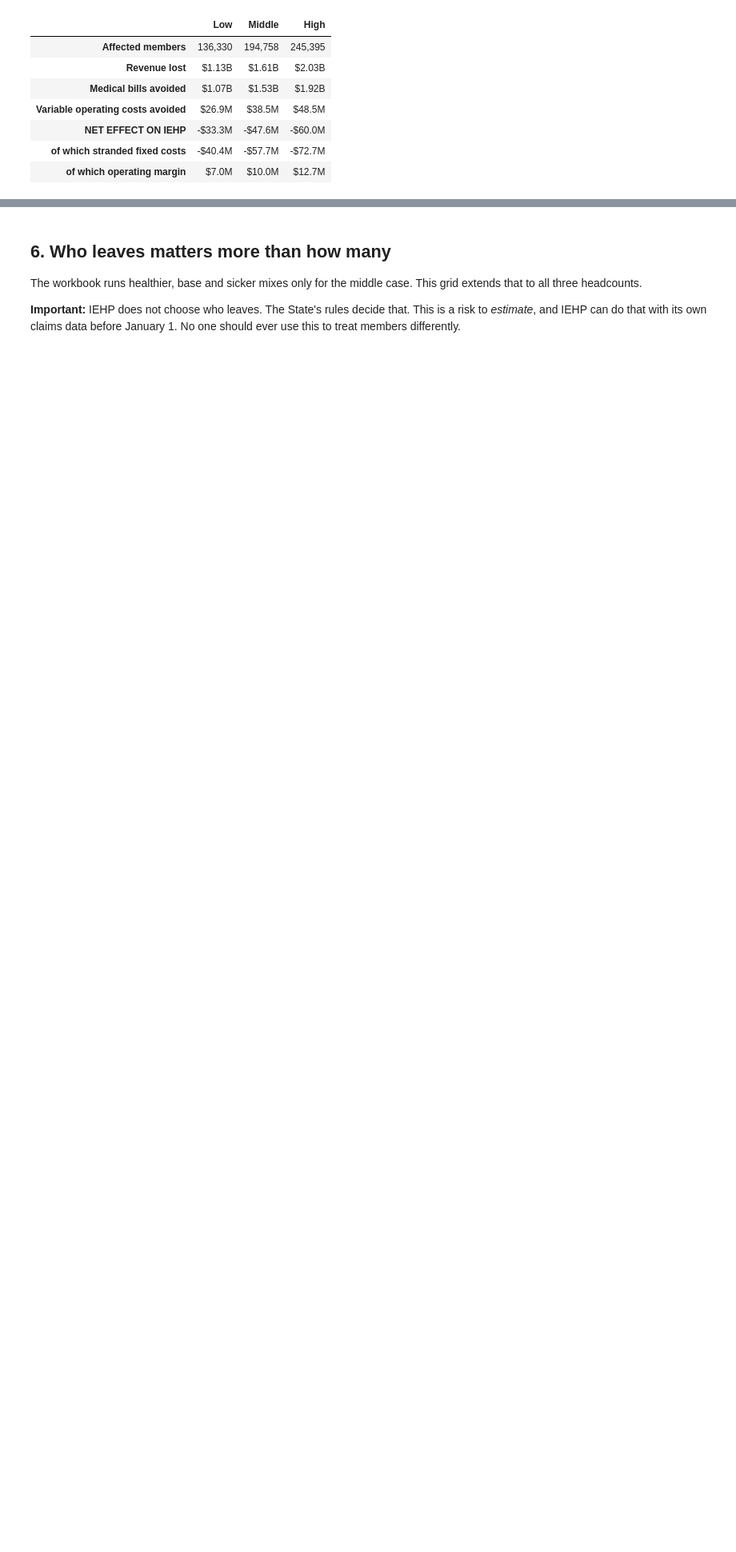
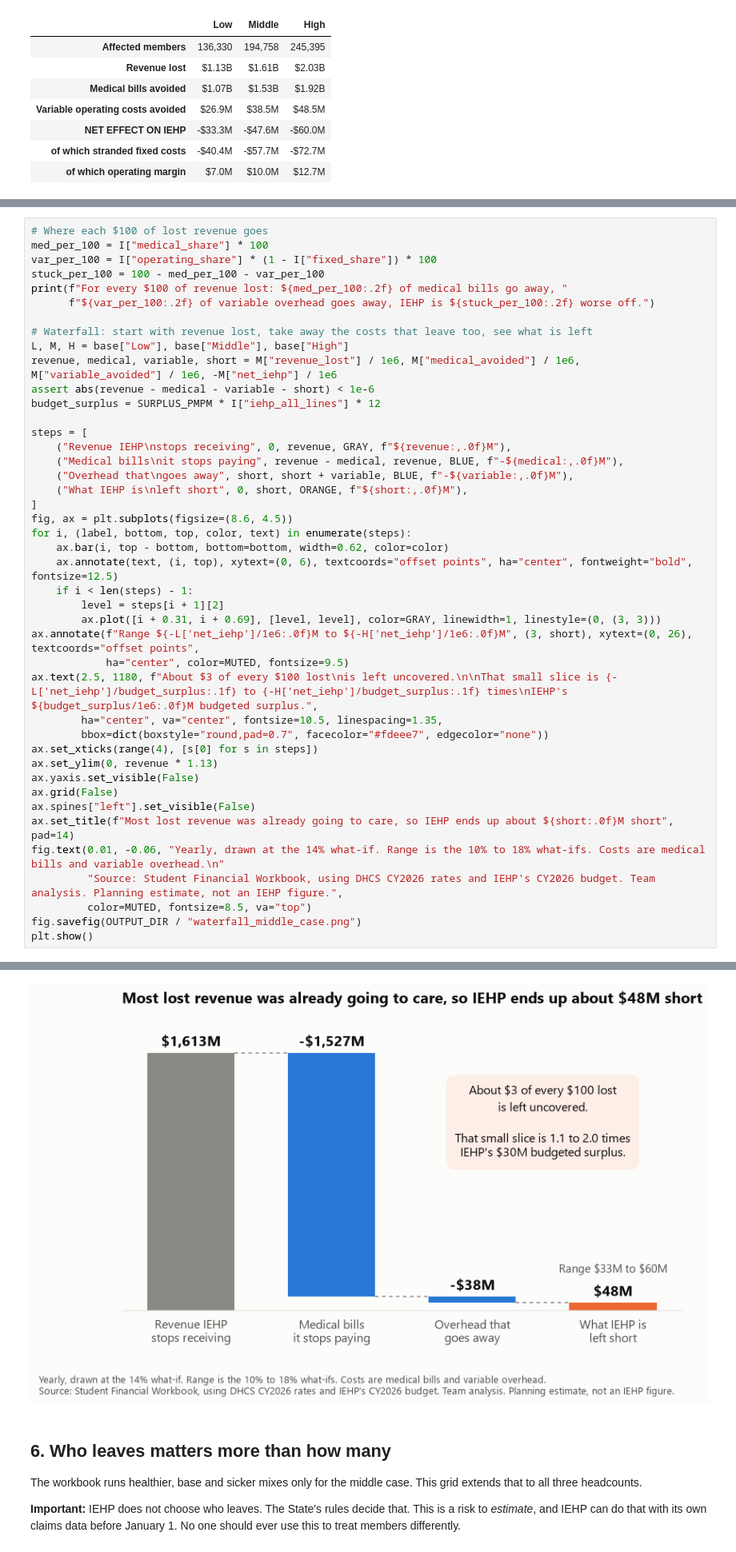
Before and after one commit to doom-boy/IEHP-CEO-Competition, a Jupyter notebook: financial_impact_analysis.ipynb, the cells around one changed output, grey strips where cells are left out. Shown at 80% size. Saved outputs shown, nothing was run; the diff lists cells and outputs as text; blank space fills up the shorter version.

```diff
--- a/financial_impact_analysis.ipynb
+++ b/financial_impact_analysis.ipynb
@@ -451,0 +405,44 @@ For every $100 of revenue lost: $94.66 of medical bills go away, $2.38 of variab
+# %%
+# Where each $100 of lost revenue goes
+med_per_100 = I["medical_share"] * 100
+var_per_100 = I["operating_share"] * (1 - I["fixed_share"]) * 100
+stuck_per_100 = 100 - med_per_100 - var_per_100
+print(f"For every $100 of revenue lost: ${med_per_100:.2f} of medical bills go away, "
+      f"${var_per_100:.2f} of variable overhead goes away, IEHP is ${stuck_per_100:.2f} worse off.")
+
+# Waterfall: start with revenue lost, take away the costs that leave too, see what is left
+L, M, H = base["Low"], base["Middle"], base["High"]
+revenue, medical, variable, short = M["revenue_lost"] / 1e6, M["medical_avoided"] / 1e6, M["variable_avoided"] / 1e6, -M["net_iehp"] / 1e6
+assert abs(revenue - medical - variable - short) < 1e-6
+budget_surplus = SURPLUS_PMPM * I["iehp_all_lines"] * 12
+
+steps = [
+    ("Revenue IEHP\nstops receiving", 0, revenue, GRAY, f"${revenue:,.0f}M"),
+    ("Medical bills\nit stops paying", revenue - medical, revenue, BLUE, f"-${medical:,.0f}M"),
+    ("Overhead that\ngoes away", short, short + variable, BLUE, f"-${variable:,.0f}M"),
+    ("What IEHP is\nleft short", 0, short, ORANGE, f"${short:,.0f}M"),
+]
+fig, ax = plt.subplots(figsize=(8.6, 4.5))
+for i, (label, bottom, top, color, text) in enumerate(steps):
+    ax.bar(i, top - bottom, bottom=bottom, width=0.62, color=color)
+    ax.annotate(text, (i, top), xytext=(0, 6), textcoords="offset points", ha="center", fontweight="bold", fontsize=12.5)
+    if i < len(steps) - 1:
+        level = steps[i + 1][2]
+        ax.plot([i + 0.31, i + 0.69], [level, level], color=GRAY, linewidth=1, linestyle=(0, (3, 3)))
+ax.annotate(f"Range ${-L['net_iehp']/1e6:.0f}M to ${-H['net_iehp']/1e6:.0f}M", (3, short), xytext=(0, 26), textcoords="offset points",
+            ha="center", color=MUTED, fontsize=9.5)
+ax.text(2.5, 1180, f"About $3 of every $100 lost\nis left uncovered.\n\nThat small slice is {-L['net_iehp']/budget_surplus:.1f} to {-H['net_iehp']/budget_surplus:.1f} times\nIEHP's ${budget_surplus/1e6:.0f}M budgeted surplus.",
+        ha="center", va="center", fontsize=10.5, linespacing=1.35,
+        bbox=dict(boxstyle="round,pad=0.7", facecolor="#fdeee7", edgecolor="none"))
+ax.set_xticks(range(4), [s[0] for s in steps])
+ax.set_ylim(0, revenue * 1.13)
+ax.yaxis.set_visible(False)
+ax.grid(False)
+ax.spines["left"].set_visible(False)
+ax.set_title(f"Most lost revenue was already going to care, so IEHP ends up about ${short:.0f}M short", pad=14)
+fig.text(0.01, -0.06, "Yearly, drawn at the 14% what-if. Range is the 10% to 18% what-ifs. Costs are medical bills and variable overhead.\n"
+         "Source: Student Financial Workbook, using DHCS CY2026 rates and IEHP's CY2026 budget. Team analysis. Planning estimate, not an IEHP figure.",
+         color=MUTED, fontsize=8.5, va="top")
+fig.savefig(OUTPUT_DIR / "waterfall_middle_case.png")
+plt.show()
+# %% [output]
@@ -452,3 +450,4 @@ For every $100 of revenue lost: $94.66 of medical bills go away, $2.38 of variab
+[figure, added]
 # %% [markdown]
 ## 6. Who leaves matters more than how many
 
```
Also changed, not shown: parts of 20 cells of this notebook, 8 other files.
